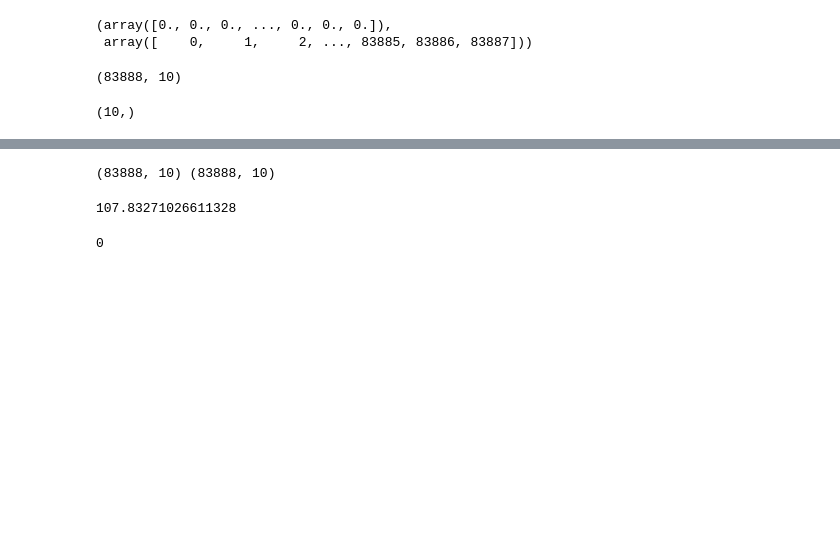
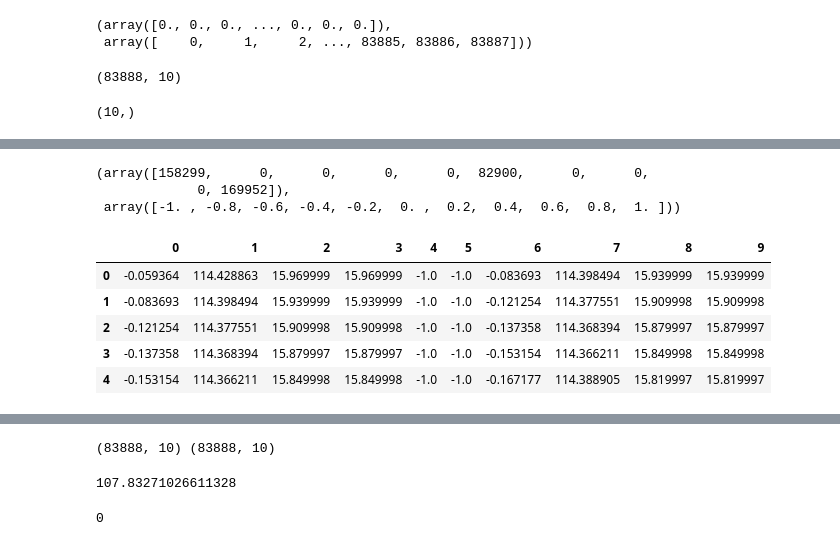
Before and after one commit to runopti/iros, a Jupyter notebook: learning_transfer_func.ipynb, the cells around one changed output, grey strips where cells are left out. Cells and saved outputs as stored; diff of their text form; code cells hidden in the pictures; blank space fills up the shorter version.

```diff
--- a/learning_transfer_func.ipynb
+++ b/learning_transfer_func.ipynb
@@ -11,4 +11,8 @@ import os
 import time
 from sklearn.manifold import SpectralEmbedding
 from sklearn.gaussian_process import GaussianProcessRegressor
+# %%
+datapath_base = "/data/yutaro/IROS/"
+datapath_big = "/data/yutaro/IROS/sim_data_full_v13_d4_m1.mat"
+datapath_small = "/data/yutaro/IROS/sim_data_partial_v13_d4_m1.mat"
 # %%
@@ -59,0 +150,15 @@ np.mean(small['D'], axis=0).shape
+# %%
+np.histogram(big['D'][:, 4])
+# %% [output]
+(array([158299,      0,      0,      0,      0,  82900,      0,      0,
+             0, 169952]),
+ array([-1. , -0.8, -0.6, -0.4, -0.2,  0. ,  0.2,  0.4,  0.6,  0.8,  1. ]))
+# %%
+pd.DataFrame(small['D']).head()
+# %% [output]
+|  | 0 | 1 | 2 | 3 | 4 | 5 | 6 | 7 | 8 | 9 |
+| 0 | -0.059364 | 114.428863 | 15.969999 | 15.969999 | -1.0 | -1.0 | -0.083693 | 114.398494 | 15.939999 | 15.939999 |
+| 1 | -0.083693 | 114.398494 | 15.939999 | 15.939999 | -1.0 | -1.0 | -0.121254 | 114.377551 | 15.909998 | 15.909998 |
+| 2 | -0.121254 | 114.377551 | 15.909998 | 15.909998 | -1.0 | -1.0 | -0.137358 | 114.368394 | 15.879997 | 15.879997 |
+| 3 | -0.137358 | 114.368394 | 15.879997 | 15.879997 | -1.0 | -1.0 | -0.153154 | 114.366211 | 15.849998 | 15.849998 |
+| 4 | -0.153154 | 114.366211 | 15.849998 | 15.849998 | -1.0 | -1.0 | -0.167177 | 114.388905 | 15.819997 | 15.819997 |
```
Also changed, not shown: parts of 37 cells of this notebook, 2 other files.
